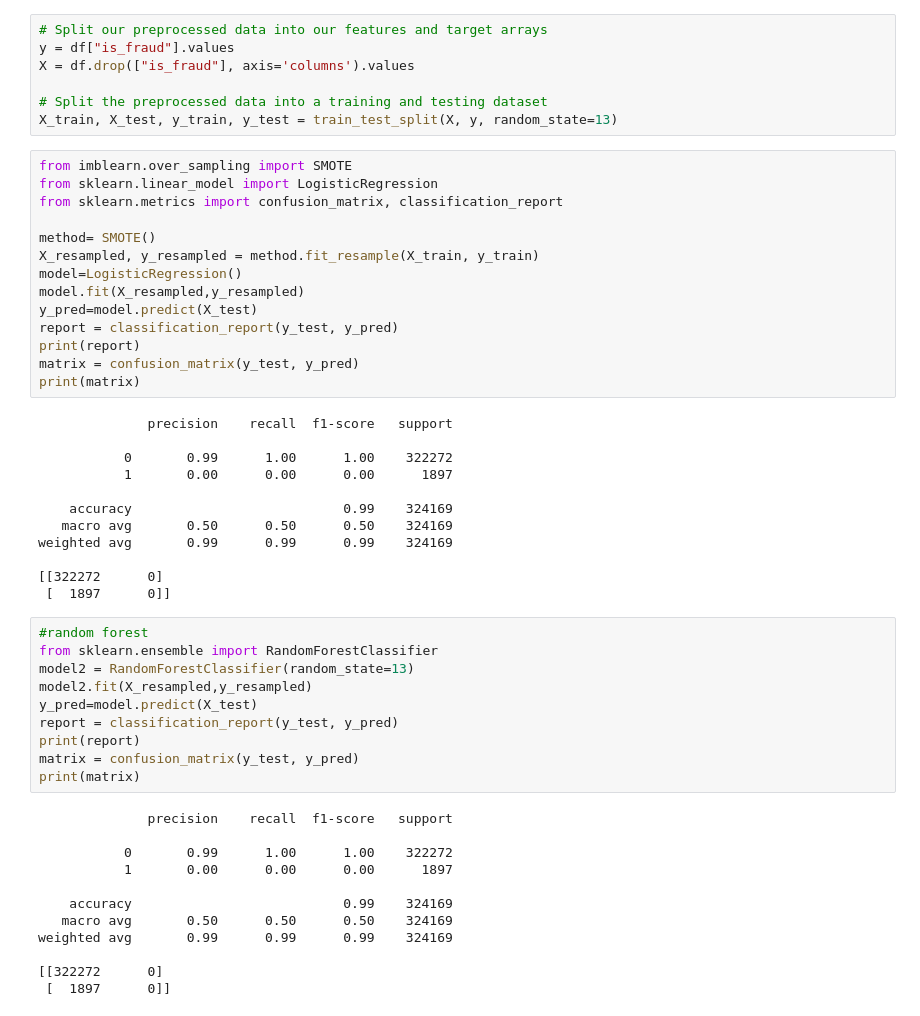
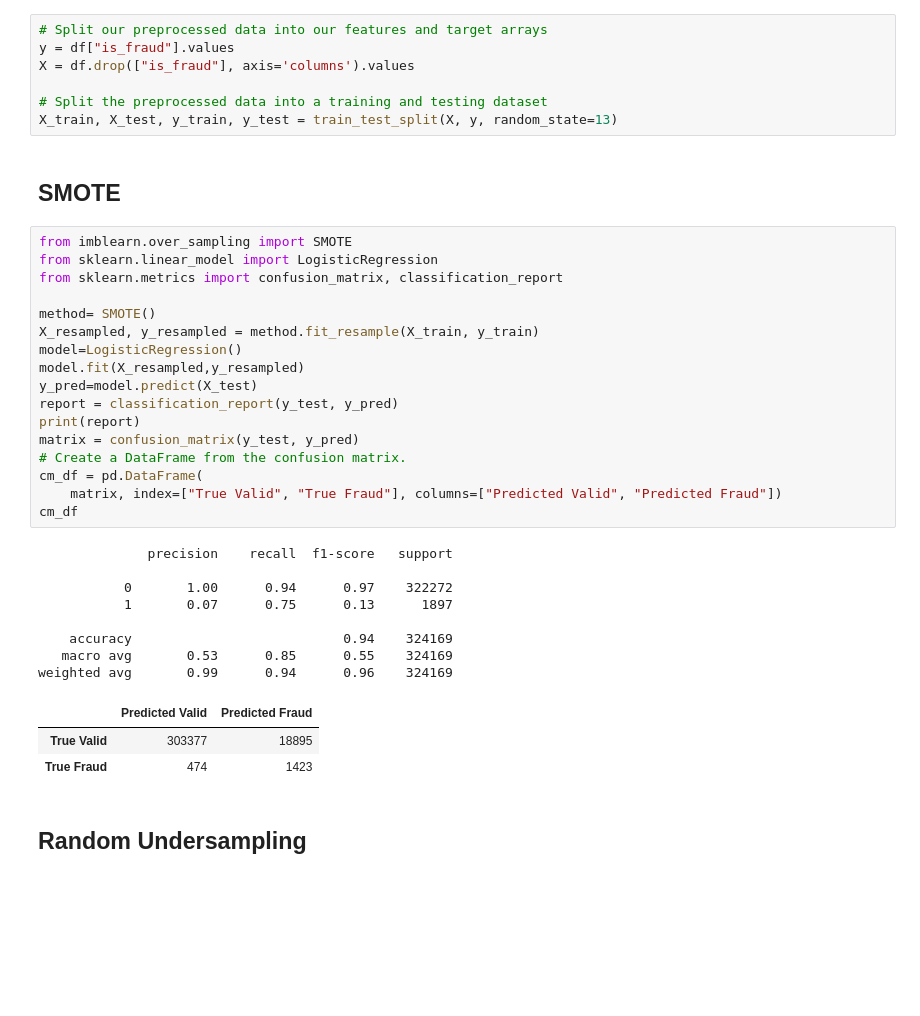
Before and after one commit to ashleighbridges/credit_card_fraud, a Jupyter notebook: ccf_preprocess_mlenv.ipynb, the cells around one changed output. Cells and saved outputs as stored; diff of their text form; blank space fills up the shorter version.

Commit message:
Revision to code
updated to test more versions of ML

```diff
--- a/ccf_preprocess_mlenv.ipynb
+++ b/ccf_preprocess_mlenv.ipynb
@@ -326,52 +358,37 @@ X = df.drop(["is_fraud"], axis='columns').values
 
 # Split the preprocessed data into a training and testing dataset
 X_train, X_test, y_train, y_test = train_test_split(X, y, random_state=13)
+# %% [markdown]
+## SMOTE
 # %%
 from imblearn.over_sampling import SMOTE
 from sklearn.linear_model import LogisticRegression
 from sklearn.metrics import confusion_matrix, classification_report
 
 method= SMOTE()
 X_resampled, y_resampled = method.fit_resample(X_train, y_train)
 model=LogisticRegression()
 model.fit(X_resampled,y_resampled)
 y_pred=model.predict(X_test)
 report = classification_report(y_test, y_pred)
 print(report)
 matrix = confusion_matrix(y_test, y_pred)
-print(matrix)
+# Create a DataFrame from the confusion matrix.
+cm_df = pd.DataFrame(
+    matrix, index=["True Valid", "True Fraud"], columns=["Predicted Valid", "Predicted Fraud"])
+cm_df
 # %% [output]
               precision    recall  f1-score   support
 
-           0       0.99      1.00      1.00    322272
-           1       0.00      0.00      0.00      1897
+           0       1.00      0.94      0.97    322272
+           1       0.07      0.75      0.13      1897
 
-    accuracy                           0.99    324169
-   macro avg       0.50      0.50      0.50    324169
-weighted avg       0.99      0.99      0.99    324169
-
-[[322272      0]
- [  1897      0]]
+    accuracy                           0.94    324169
+   macro avg       0.53      0.85      0.55    324169
+weighted avg       0.99      0.94      0.96    324169
+|  | Predicted Valid | Predicted Fraud |
+| True Valid | 303377 | 18895 |
+| True Fraud | 474 | 1423 |
-# %%
-#random forest
-from sklearn.ensemble import RandomForestClassifier
-model2 = RandomForestClassifier(random_state=13)
-model2.fit(X_resampled,y_resampled)
-y_pred=model.predict(X_test)
-report = classification_report(y_test, y_pred)
-print(report)
-matrix = confusion_matrix(y_test, y_pred)
-print(matrix)
-# %% [output]
-              precision    recall  f1-score   support
-
-           0       0.99      1.00      1.00    322272
-           1       0.00      0.00      0.00      1897
-
-    accuracy                           0.99    324169
-   macro avg       0.50      0.50      0.50    324169
-weighted avg       0.99      0.99      0.99    324169
-
-[[322272      0]
- [  1897      0]]
+# %% [markdown]
+## Random Undersampling
 # %%
```
Also changed, not shown: parts of 25 cells of this notebook.
